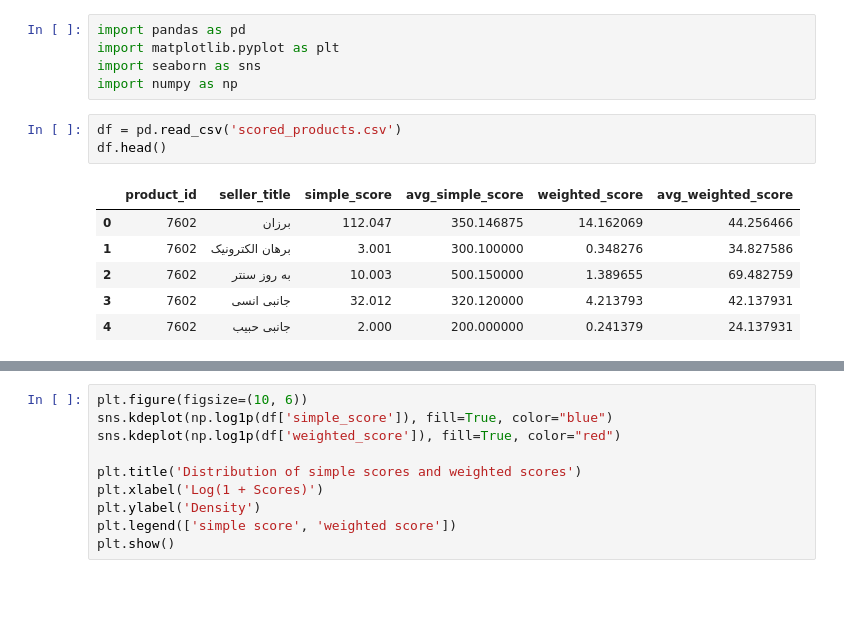
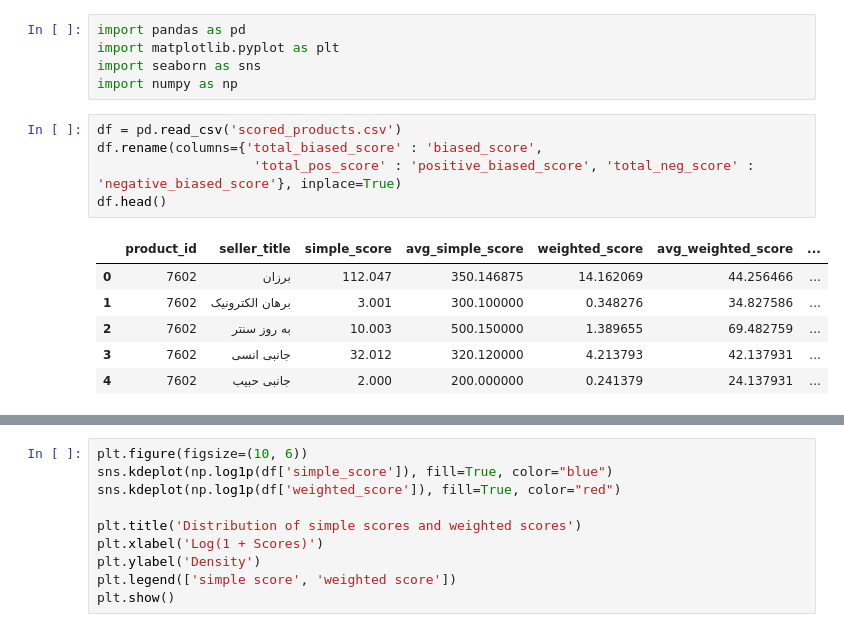
Before and after one commit to Arefnmy/Digikala-user-engagement-analysis, a Jupyter notebook: score_analysis.ipynb, the cells around one changed output, grey strips where cells are left out. Saved outputs shown, nothing was run; the diff lists cells and outputs as text; blank space fills up the shorter version.

Commit message:
update plots and tables

```diff
--- a/score_analysis.ipynb
+++ b/score_analysis.ipynb
@@ -5,14 +5,16 @@ import seaborn as sns
 import numpy as np
 # %%
 df = pd.read_csv('scored_products.csv')
+df.rename(columns={'total_biased_score' : 'biased_score',
+                    'total_pos_score' : 'positive_biased_score', 'total_neg_score' : 'negative_biased_score'}, inplace=True)
 df.head()
 # %% [output]
-|  | product_id | seller_title | simple_score | avg_simple_score | weighted_score | avg_weighted_score |
-| 0 | 7602 | برزان | 112.047 | 350.146875 | 14.162069 | 44.256466 |
-| 1 | 7602 | برهان الکترونیک | 3.001 | 300.100000 | 0.348276 | 34.827586 |
-| 2 | 7602 | به روز سنتر | 10.003 | 500.150000 | 1.389655 | 69.482759 |
-| 3 | 7602 | جانبی انسی | 32.012 | 320.120000 | 4.213793 | 42.137931 |
-| 4 | 7602 | جانبی حبیب | 2.000 | 200.000000 | 0.241379 | 24.137931 |
+|  | product_id | seller_title | simple_score | avg_simple_score | weighted_score | avg_weighted_score | ... |
+| 0 | 7602 | برزان | 112.047 | 350.146875 | 14.162069 | 44.256466 | ... |
+| 1 | 7602 | برهان الکترونیک | 3.001 | 300.100000 | 0.348276 | 34.827586 | ... |
+| 2 | 7602 | به روز سنتر | 10.003 | 500.150000 | 1.389655 | 69.482759 | ... |
+| 3 | 7602 | جانبی انسی | 32.012 | 320.120000 | 4.213793 | 42.137931 | ... |
+| 4 | 7602 | جانبی حبیب | 2.000 | 200.000000 | 0.241379 | 24.137931 | ... |
 # %%
 df.describe()
 # %% [output]
```
Also changed, not shown: parts of 15 cells of this notebook.
